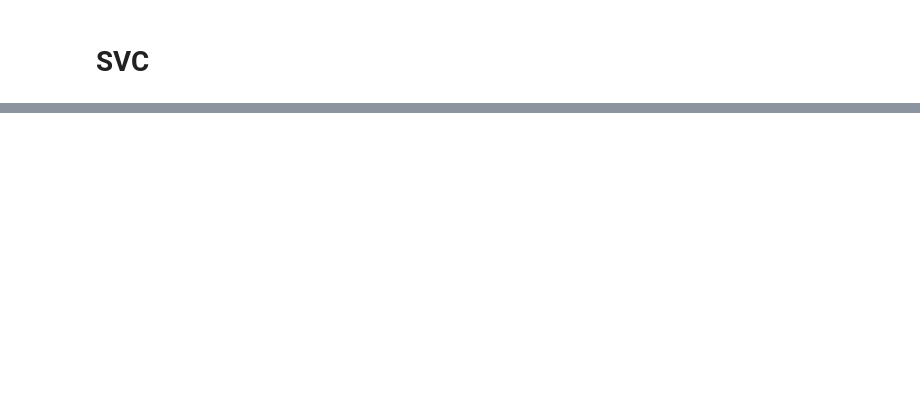
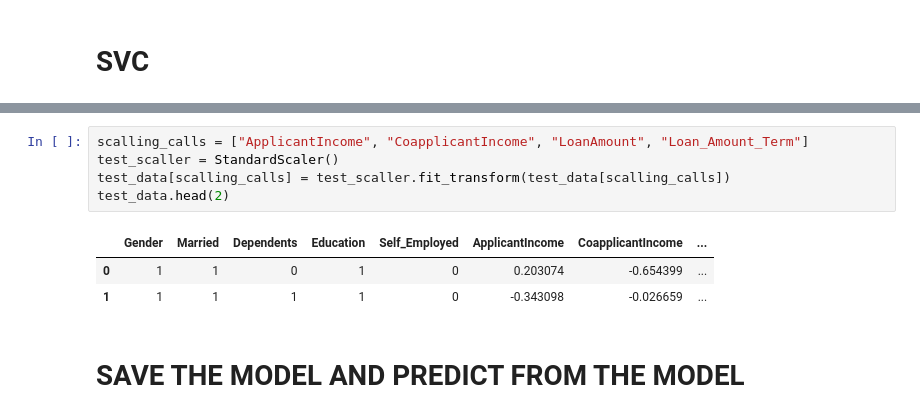
Before and after one commit to Reyad02/loan-status-predictor, a Jupyter notebook: app.ipynb, the cells around one changed output, grey strips where cells are left out. Cells and saved outputs as stored; diff of their text form; blank space fills up the shorter version.

Commit message:
model creation done and prediction also complete

```diff
--- a/app.ipynb
+++ b/app.ipynb
@@ -477,0 +720,11 @@ rs_svc.best_params_
+# %%
+scalling_calls = ["ApplicantIncome", "CoapplicantIncome", "LoanAmount", "Loan_Amount_Term"]
+test_scaller = StandardScaler()
+test_data[scalling_calls] = test_scaller.fit_transform(test_data[scalling_calls])
+test_data.head(2)
+# %% [output]
+|  | Gender | Married | Dependents | Education | Self_Employed | ApplicantIncome | CoapplicantIncome | ... |
+| 0 | 1 | 1 | 0 | 1 | 0 | 0.203074 | -0.654399 | ... |
+| 1 | 1 | 1 | 1 | 1 | 0 | -0.343098 | -0.026659 | ... |
+# %% [markdown]
+# SAVE THE MODEL AND PREDICT FROM THE MODEL
```
Also changed, not shown: parts of 34 cells of this notebook, 1 other file.
